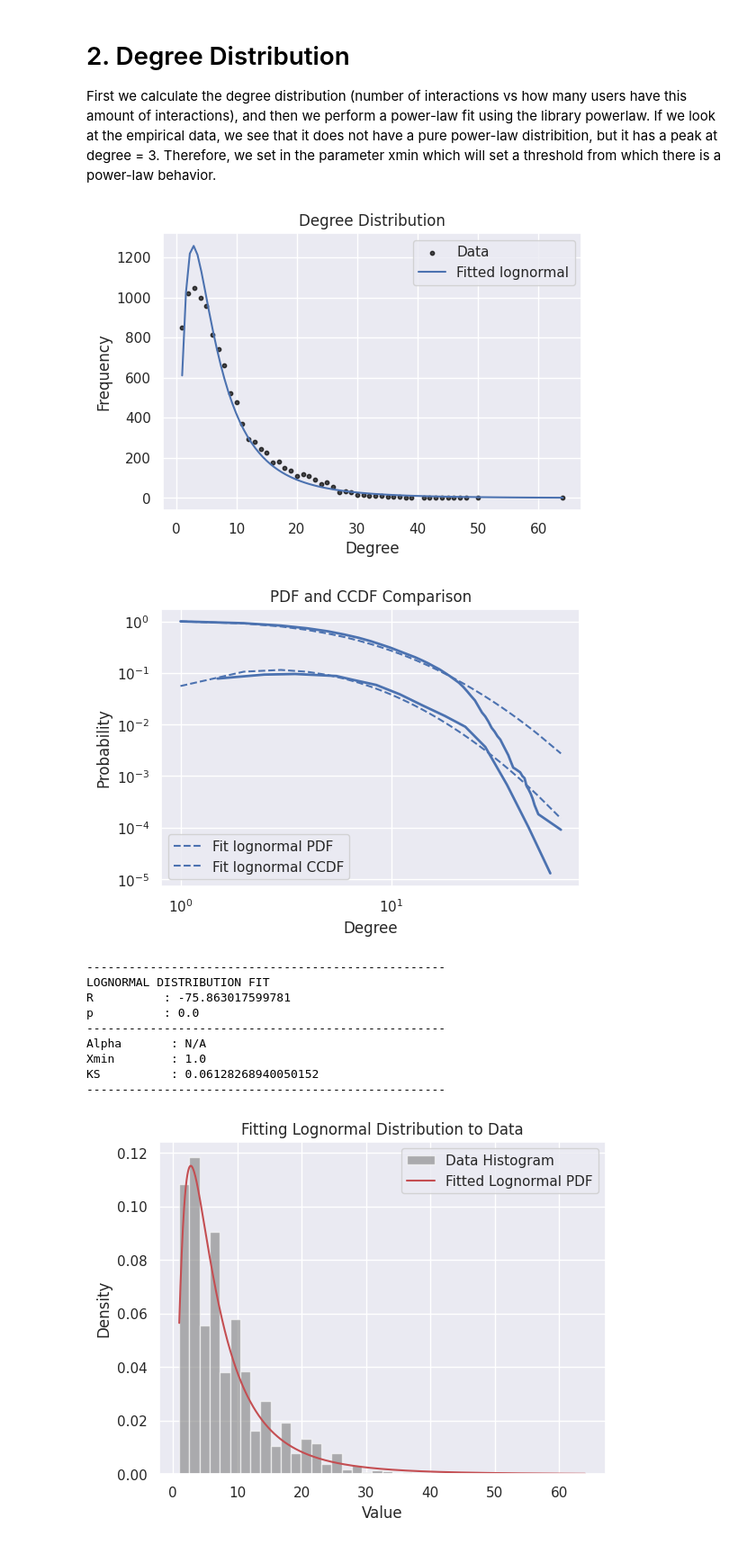
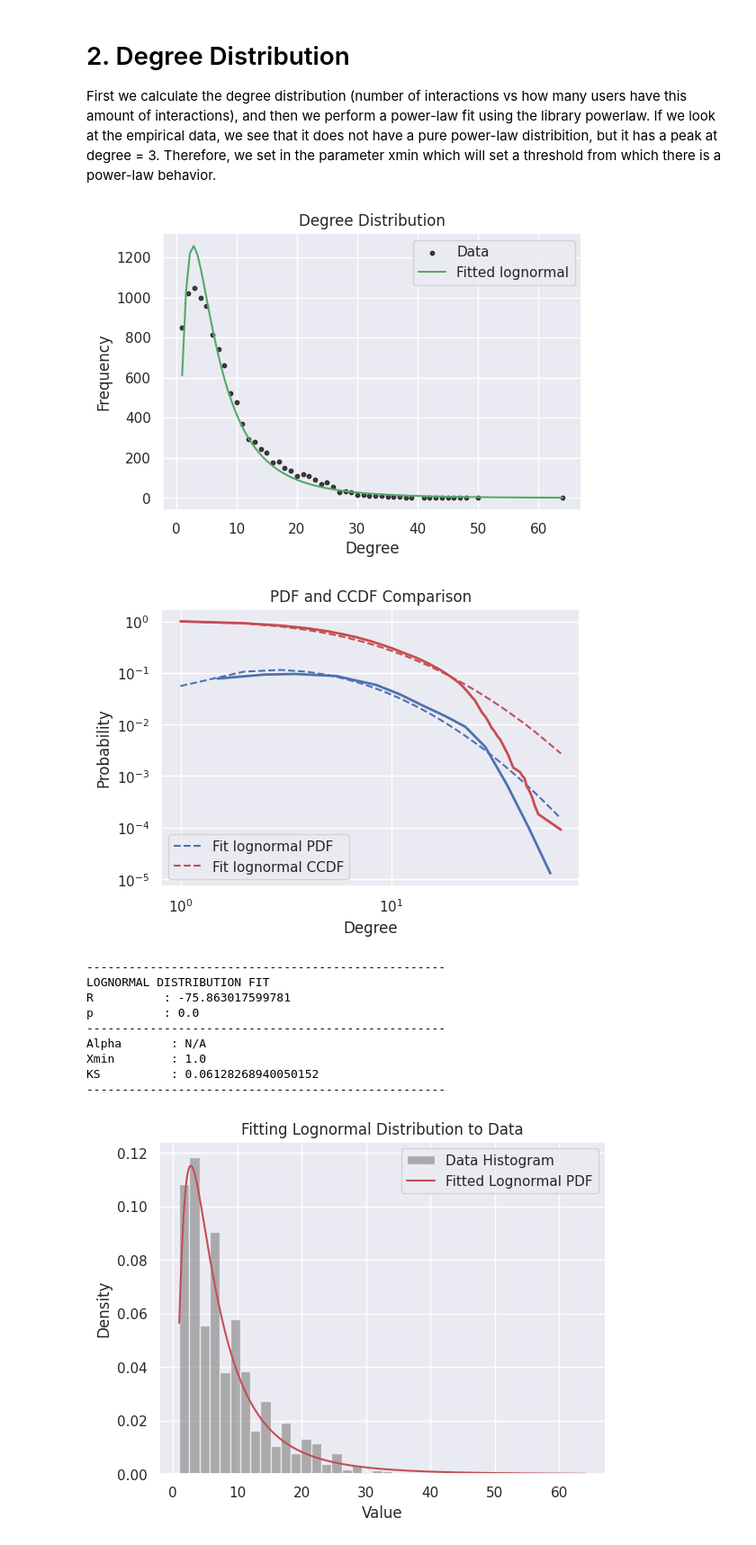
Before and after one commit to haxmxah/DDSA_Assignment_3, a Jupyter notebook: notebooks/assignment II.ipynb, the cells around one changed output. Shown: that part at 90% size. Drawn from its saved outputs; the diff is of its cells as text; code cells hidden in the pictures.

```diff
--- a/notebooks/assignment II.ipynb
+++ b/notebooks/assignment II.ipynb
@@ -456,52 +456,50 @@ def get_degree_distr(G, distributions, xmin=None):
     if R > 0:
         dist_name = distributions[0]
         selected_dist = getattr(fit, dist_name)
-        color = 'r'
     else:
         dist_name = distributions[1]
         selected_dist = getattr(fit, dist_name)
-        color = 'b'
 
     x_range = np.linspace(selected_dist.xmin, max(degree_freq_list), 100)
     y_range = [selected_dist.pdf(x) * len(degree_freq_list) for x in x_range]
 
     plt.figure(figsize=(6, 4))
     plt.scatter(degrees, frequencies, s=10, alpha=0.7, color='black', label="Data")
-    plt.plot(x_range, y_range, color=color, linestyle='-', label=f"Fitted {dist_name}")
+    plt.plot(x_range, y_range, color='g', linestyle='-', label=f"Fitted {dist_name}")
     plt.xlabel("Degree")
     plt.ylabel("Frequency")
     plt.legend()
     plt.title("Degree Distribution")
     plt.show()
 
     fig, ax = plt.subplots(figsize=(6, 4))
-    fit.plot_pdf(color=color, linewidth=2, ax=ax)
-    selected_dist.plot_pdf(ax=ax, color=color, linestyle='--', label=f"Fit {dist_name} PDF")
-    fit.plot_ccdf(color='b', linewidth=2, ax=ax)
-    selected_dist.plot_ccdf(ax=ax, color='b', linestyle='--', label=f"Fit {dist_name} CCDF")
+    fit.plot_pdf(color='b', linewidth=2, ax=ax)
+    selected_dist.plot_pdf(ax=ax, color='b', linestyle='--', label=f"Fit {dist_name} PDF")
+    fit.plot_ccdf(color='r', linewidth=2, ax=ax)
+    selected_dist.plot_ccdf(ax=ax, color='r', linestyle='--', label=f"Fit {dist_name} CCDF")
     ax.set_xlabel("Degree")
     ax.set_ylabel("Probability")
     ax.legend()
     ax.set_title("PDF and CCDF Comparison")
     plt.show()
 
     string = f"""
 ---------------------------------------------------
 {dist_name.upper()} DISTRIBUTION FIT
 R          : {R}
 p          : {p}
 ---------------------------------------------------
 Alpha       : {getattr(selected_dist, 'alpha', 'N/A')}
 Xmin        : {selected_dist.xmin}
 KS          : {selected_dist.D}
 ---------------------------------------------------
 """
     return string
 
 print(get_degree_distr(G, ['power_law', 'lognormal'], xmin=1))
 # %% [output]
-[figure, old version]
+[figure, new version]
-[figure, old version]
+[figure, new version]
 ---------------------------------------------------
 LOGNORMAL DISTRIBUTION FIT
 R          : -75.863017599781
```
Also changed, not shown: parts of 5 cells of this notebook.
